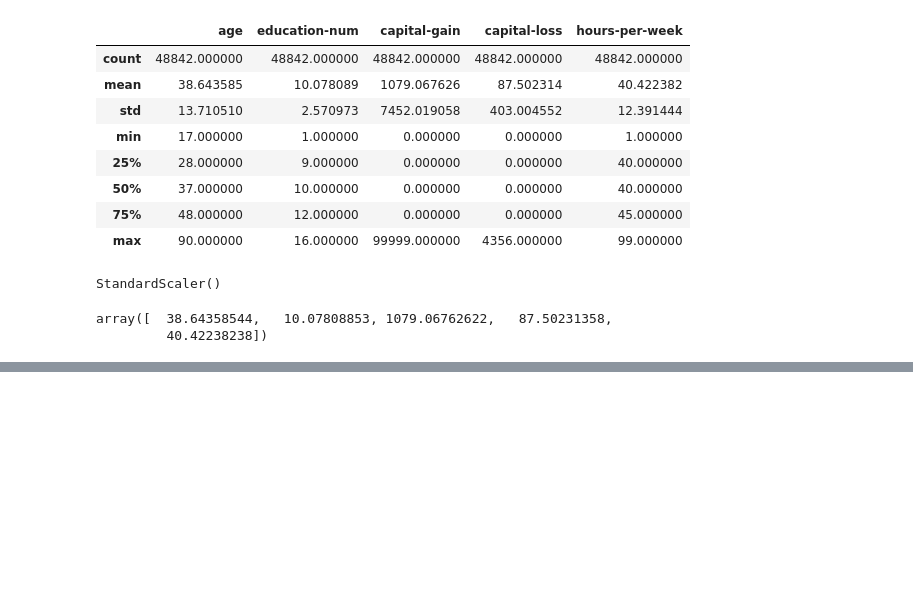
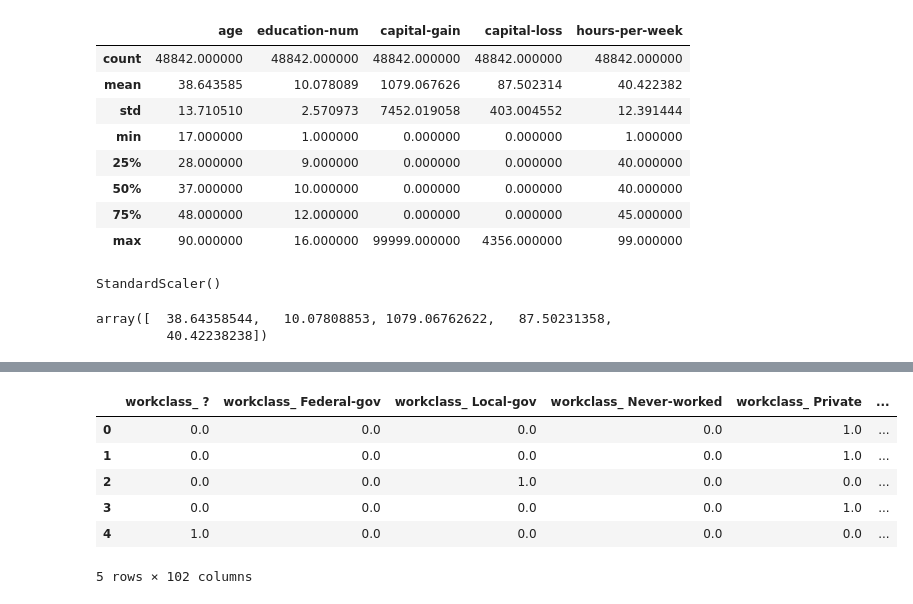
Before and after one commit to timiogunmakin/adv-python-datasci, a Jupyter notebook: notebooks/explore data.ipynb, the cells around one changed output, grey strips where cells are left out. Cells and saved outputs as stored; diff of their text form; code cells hidden in the pictures; blank space fills up the shorter version.

```diff
--- a/notebooks/explore data.ipynb
+++ b/notebooks/explore data.ipynb
@@ -327,0 +458,18 @@ array([  38.64358544,   10.07808853, 1079.06762622,   87.50231358,
+# %%
+# get all categorical features
+categorical_features = features[categorical_columns]
+
+# one-hot encode all features
+categorical_features_encoded = encoder.fit_transform(categorical_features)
+
+# view as a data frame
+columns_encoded = encoder.get_feature_names(categorical_features.columns)
+pd.DataFrame(categorical_features_encoded, columns=columns_encoded).head()
+# %% [output]
+|  | workclass_ ? | workclass_ Federal-gov | workclass_ Local-gov | workclass_ Never-worked | workclass_ Private | ... |
+| 0 | 0.0 | 0.0 | 0.0 | 0.0 | 1.0 | ... |
+| 1 | 0.0 | 0.0 | 0.0 | 0.0 | 1.0 | ... |
+| 2 | 0.0 | 0.0 | 1.0 | 0.0 | 0.0 | ... |
+| 3 | 0.0 | 0.0 | 0.0 | 0.0 | 1.0 | ... |
+| 4 | 1.0 | 0.0 | 0.0 | 0.0 | 0.0 | ... |
+5 rows × 102 columns
```
Also changed, not shown: parts of 29 cells of this notebook.
